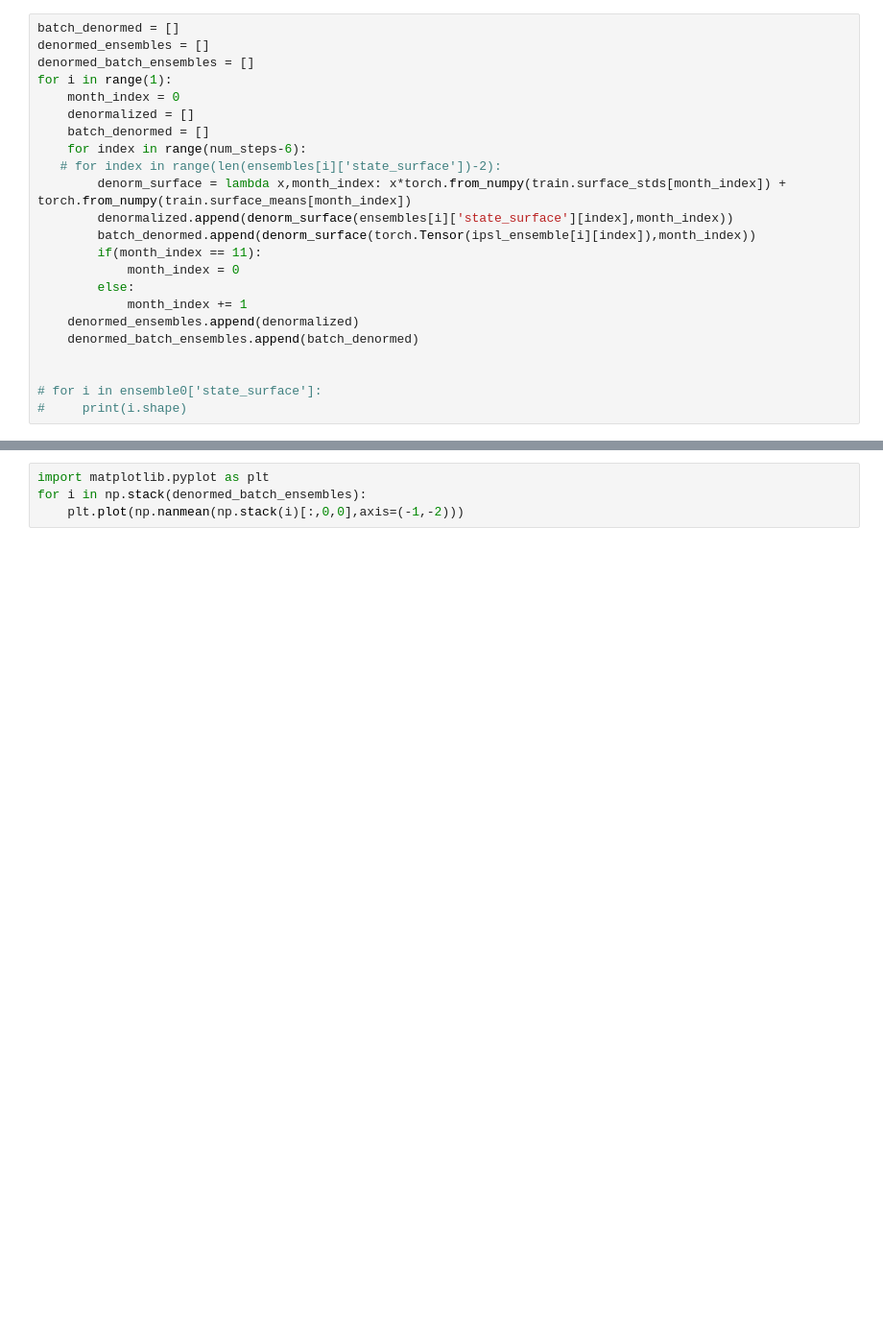
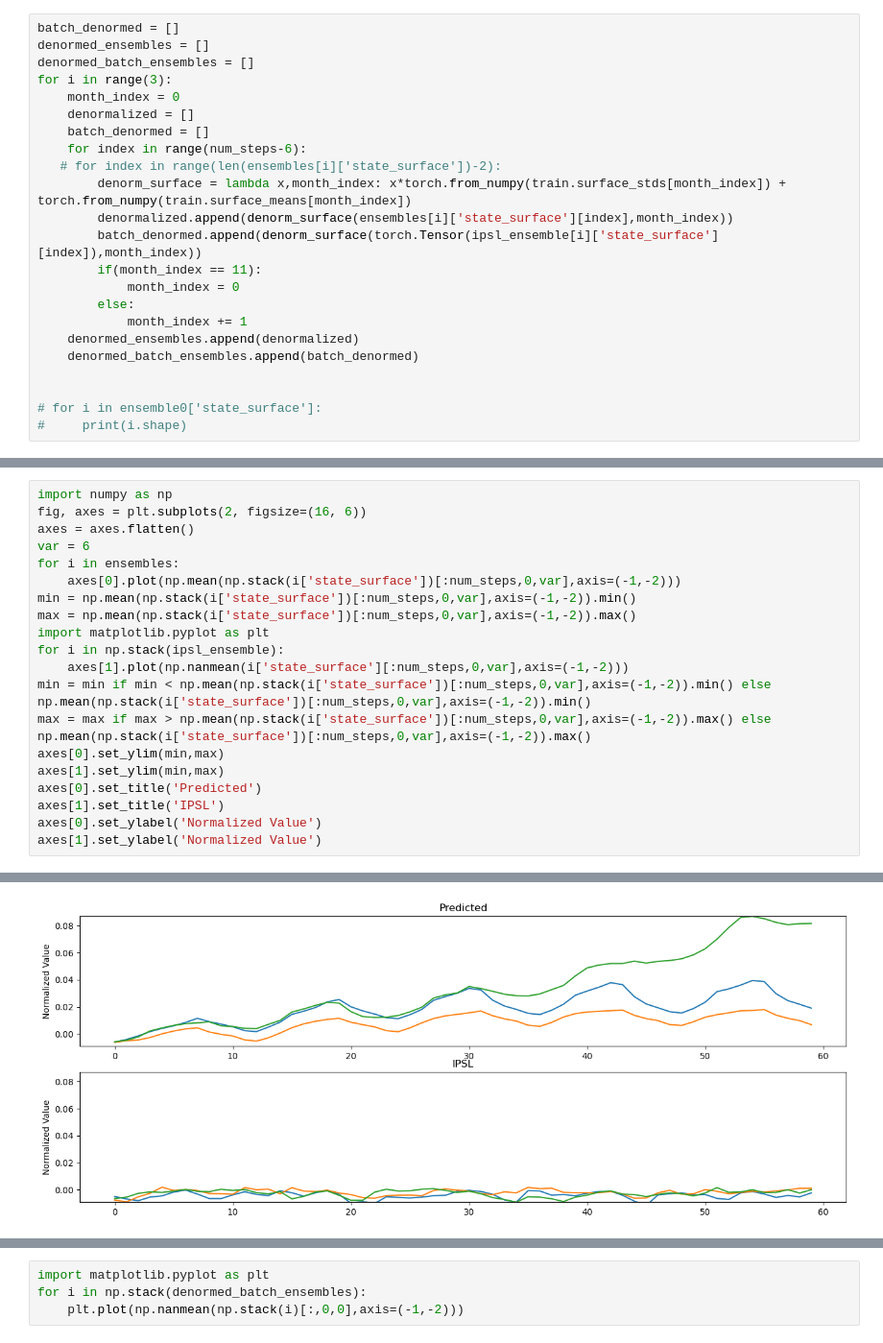
Before and after one commit to grahamclyne/ipsl_dcpp, a Jupyter notebook: ipsl_dcpp/model/ensemble_analysis.ipynb, the cells around one changed output, grey strips where cells are left out. Shown at 96% size. Cells and saved outputs as stored; diff of their text form; blank space fills up the shorter version.

```diff
--- a/ipsl_dcpp/model/ensemble_analysis.ipynb
+++ b/ipsl_dcpp/model/ensemble_analysis.ipynb
@@ -81,7 +112,7 @@ for i in ipsl_ensemble:
 batch_denormed = []
 denormed_ensembles = []
 denormed_batch_ensembles = []
-for i in range(1):
+for i in range(3):
     month_index = 0
     denormalized = []
     batch_denormed = []
@@ -89,7 +120,7 @@ for i in range(1):
    # for index in range(len(ensembles[i]['state_surface'])-2):
         denorm_surface = lambda x,month_index: x*torch.from_numpy(train.surface_stds[month_index]) + torch.from_numpy(train.surface_means[month_index])
         denormalized.append(denorm_surface(ensembles[i]['state_surface'][index],month_index))
-        batch_denormed.append(denorm_surface(torch.Tensor(ipsl_ensemble[i][index]),month_index))
+        batch_denormed.append(denorm_surface(torch.Tensor(ipsl_ensemble[i]['state_surface'][index]),month_index))
         if(month_index == 11):
             month_index = 0
         else:
@@ -143,0 +182,21 @@ for i in ensembles:
+# %%
+import numpy as np
+fig, axes = plt.subplots(2, figsize=(16, 6))
+axes = axes.flatten()
+var = 6
+for i in ensembles:
+    axes[0].plot(np.mean(np.stack(i['state_surface'])[:num_steps,0,var],axis=(-1,-2)))
+min = np.mean(np.stack(i['state_surface'])[:num_steps,0,var],axis=(-1,-2)).min()
+max = np.mean(np.stack(i['state_surface'])[:num_steps,0,var],axis=(-1,-2)).max()
+import matplotlib.pyplot as plt
+for i in np.stack(ipsl_ensemble):
+    axes[1].plot(np.nanmean(i['state_surface'][:num_steps,0,var],axis=(-1,-2)))
+min = min if min < np.mean(np.stack(i['state_surface'])[:num_steps,0,var],axis=(-1,-2)).min() else np.mean(np.stack(i['state_surface'])[:num_steps,0,var],axis=(-1,-2)).min()
+max = max if max > np.mean(np.stack(i['state_surface'])[:num_steps,0,var],axis=(-1,-2)).max() else np.mean(np.stack(i['state_surface'])[:num_steps,0,var],axis=(-1,-2)).max()
+axes[0].set_ylim(min,max)
+axes[1].set_ylim(min,max)
+axes[0].set_title('Predicted')
+axes[1].set_title('IPSL')
+axes[0].set_ylabel('Normalized Value')
+axes[1].set_ylabel('Normalized Value')
+# %% [output]
@@ -144,3 +204,4 @@ for i in ensembles:
+[figure, added]
 # %%
 import matplotlib.pyplot as plt
 for i in np.stack(denormed_ensembles):
```
Also changed, not shown: parts of 31 cells of this notebook, 13 other files.
